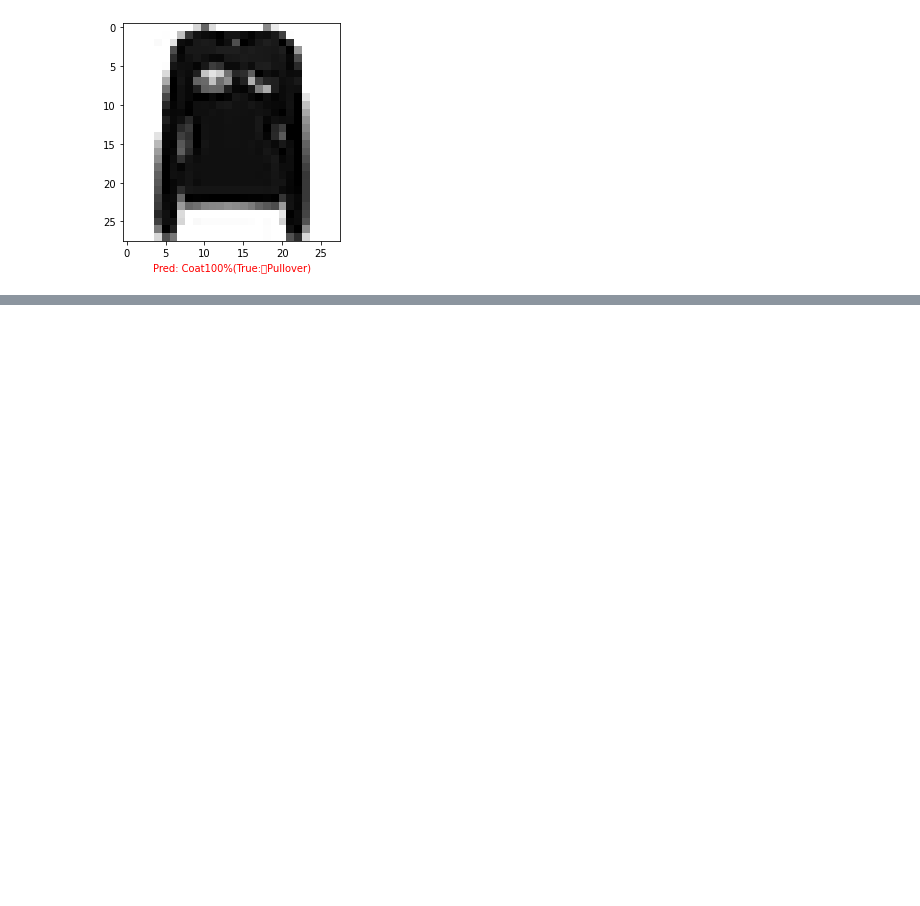
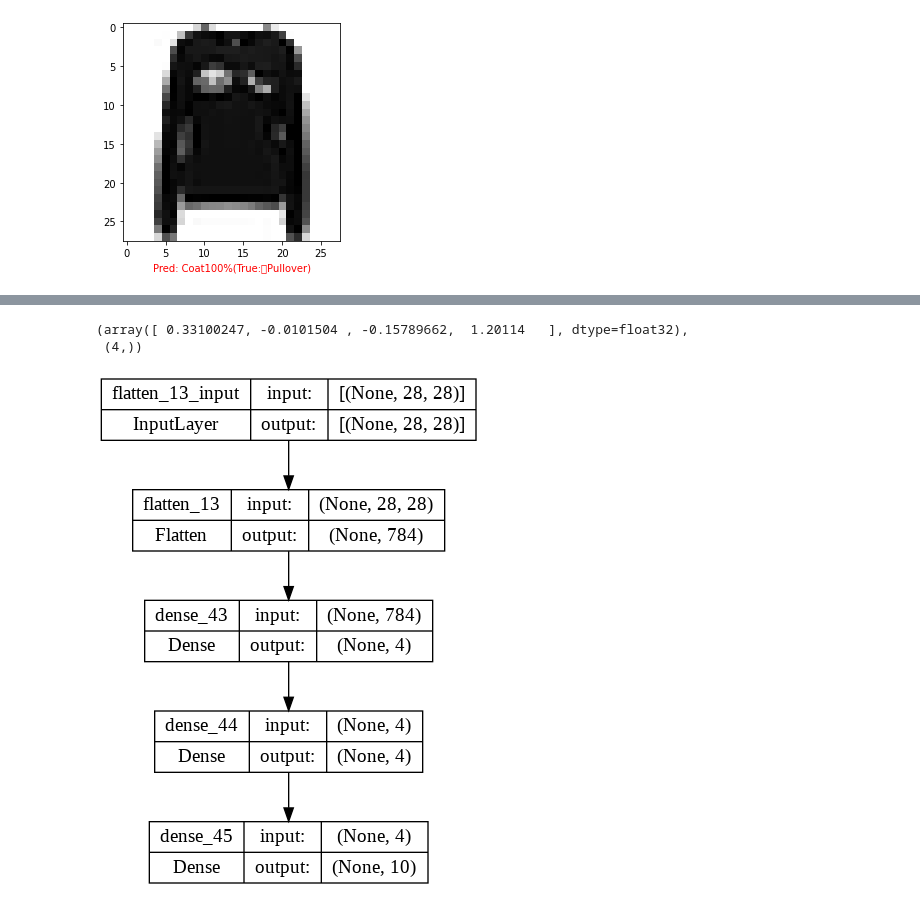
Before and after one commit to ShyamSundhar1411/My-ML-Notebooks, a Jupyter notebook: Classifications/Neural_Network_Classification_with_Tensorflow.ipynb, the cells around one changed output, grey strips where cells are left out. Saved outputs shown, nothing was run; the diff lists cells and outputs as text; code cells hidden in the pictures; blank space fills up the shorter version.

Commit message:
Biases

```diff
--- a/Classifications/Neural_Network_Classification_with_Tensorflow.ipynb
+++ b/Classifications/Neural_Network_Classification_with_Tensorflow.ipynb
@@ -881,0 +897,10 @@ plot_random_image(multi_model_3,test_data,test_labels,class_names)
+# %%
+biases,biases.shape
+# %% [output]
+(array([ 0.33100247, -0.0101504 , -0.15789662,  1.20114   ], dtype=float32),
+ (4,))
+# %%
+ from tensorflow.keras.utils import plot_model
+ plot_model(multi_model_3,show_shapes = True)
+# %% [output]
+[figure, added]
```
Also changed, not shown: parts of 3 cells of this notebook.
